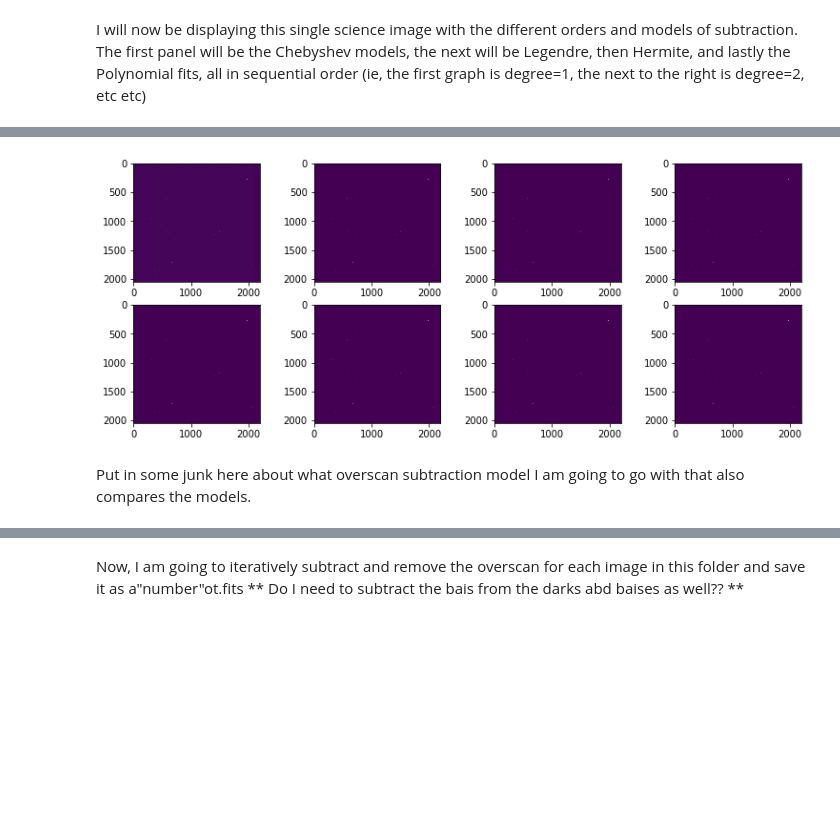
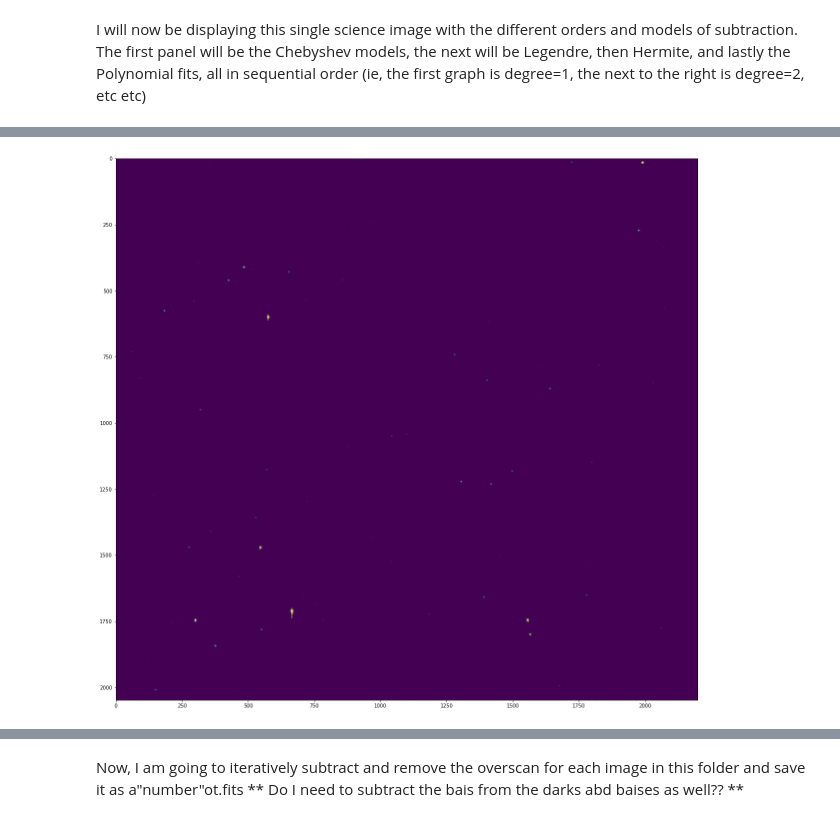
Before and after one commit to VanderbiltAstronomy/astr_8060_s21, a Jupyter notebook: work/drakecl/hw4_tasks.ipynb, the cells around one changed output, grey strips where cells are left out. Cells and saved outputs as stored; diff of their text form; code cells hidden in the pictures; blank space fills up the shorter version.

```diff
--- a/work/drakecl/hw4_tasks.ipynb
+++ b/work/drakecl/hw4_tasks.ipynb
@@ -305,20 +305,18 @@ plt.show(fig)
 # %%
 #CLD this cell plots the Polynomial subtractions of this science image
 p = [np.array(sub_p1), np.array(sub_p2), np.array(sub_p3), np.array(sub_p4), np.array(sub_p5)
          , np.array(sub_p6), np.array(sub_p7), np.array(sub_p8)]
 
-fig, ax = plt.subplots(2,4,figsize=(13,5))
-ax[0,0].imshow(p[0], vmin=np.min(p[0]), vmax=np.max(p[0]))
-ax[0,1].imshow(p[1], vmin=np.mean(p[1]), vmax=np.max(p[1]))
-ax[0,2].imshow(p[2], vmin=np.mean(p[2]), vmax=np.max(p[2]))
-ax[0,3].imshow(p[3], vmin=np.mean(p[3]), vmax=np.max(p[3]))
-ax[1,0].imshow(p[4], vmin=np.mean(p[4]), vmax=np.max(p[4]))
-ax[1,1].imshow(p[5], vmin=np.mean(p[5]), vmax=np.max(p[5]))
-ax[1,2].imshow(p[6], vmin=np.mean(p[6]), vmax=np.max(p[6]))
-ax[1,3].imshow(p[7], vmin=np.mean(p[7]), vmax=np.max(p[7]))
+fig, ax = plt.subplots(1,1,figsize=(30,20))
+ax.imshow(p[0], vmin=np.mean(p[0]))
+#ax[0,1].imshow(p[1], vmin=np.mean(p[1]))
+#ax[0,2].imshow(p[2], vmin=np.mean(p[2]))
+#ax[0,3].imshow(p[3], vmin=np.mean(p[3]))
+#ax[1,0].imshow(p[4], vmin=np.mean(p[4]))
+#ax[1,1].imshow(p[5], vmin=np.mean(p[5]))
+#ax[1,2].imshow(p[6], vmin=np.mean(p[6]))
+#ax[1,3].imshow(p[7], vmin=np.mean(p[7]))
 #fig.set_title('Chebyshev Overscan Subtraction')
 plt.show(fig)
 # %% [output]
-[figure, old version]
+[figure, new version]
-# %% [markdown]
-Put in some junk here about what overscan subtraction model I am going to go with that also compares the models.
```
Also changed, not shown: parts of 28 cells of this notebook.
